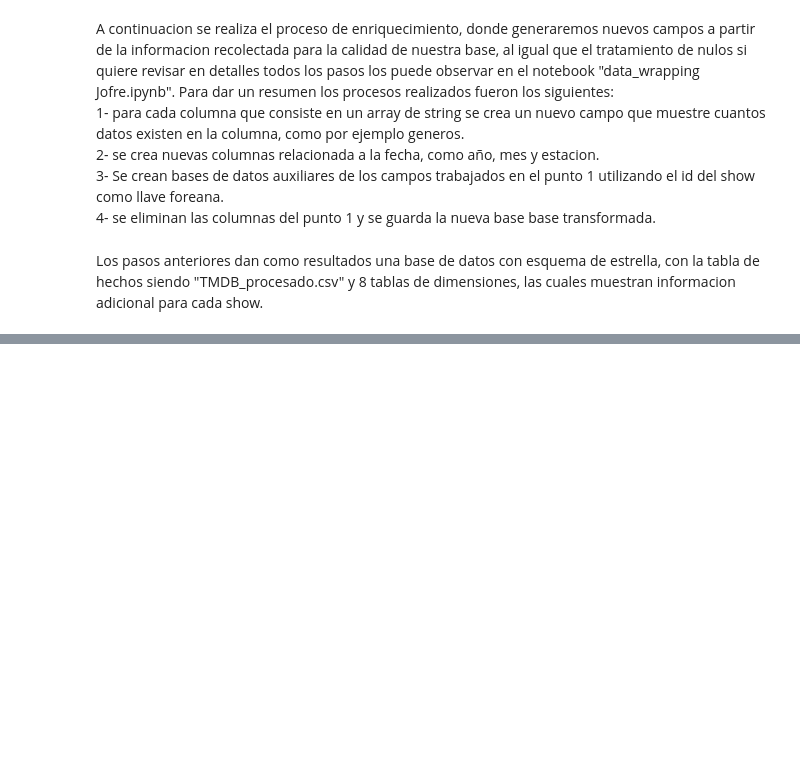
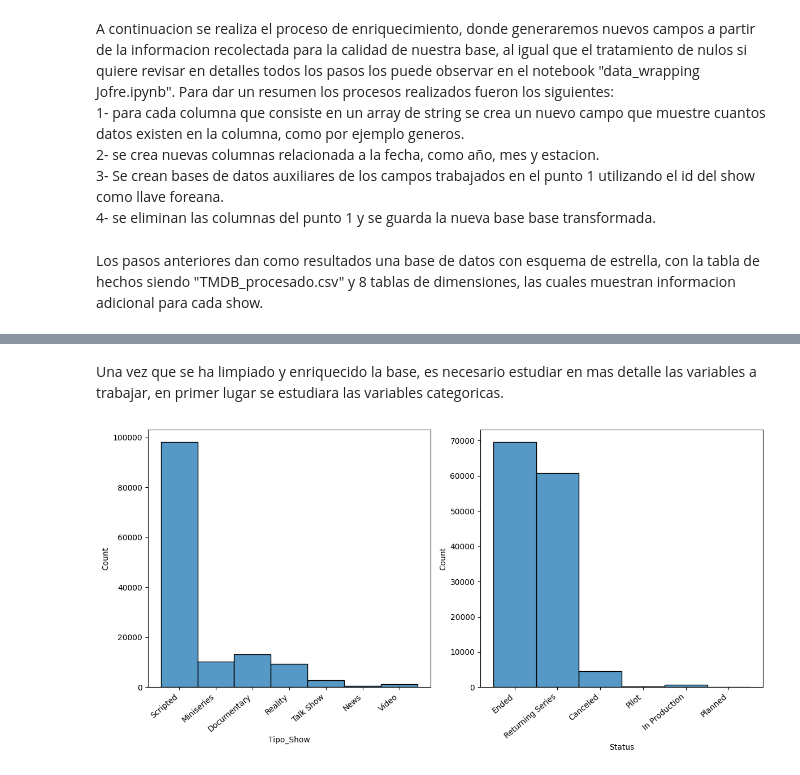
Before and after one commit to PedroJofreEsc/popularidad-de-series, a Jupyter notebook: popularidad de series Jofre.ipynb, the cells around one changed output, grey strips where cells are left out. Saved outputs shown, nothing was run; the diff lists cells and outputs as text; code cells hidden in the pictures; blank space fills up the shorter version.

```diff
--- a/popularidad de series Jofre.ipynb
+++ b/popularidad de series Jofre.ipynb
@@ -145,0 +146,19 @@ tmdb.head()
+# %% [markdown]
+Una vez que se ha limpiado y enriquecido la base, es necesario estudiar en mas detalle las variables a trabajar, en primer lugar se estudiara las variables categoricas.
+# %%
+fig, axis = plt.subplots(1, 2, figsize = (12, 6))
+
+# Crear un histograma múltiple
+ax1=sns.histplot(ax = axis[ 0], data = tmdb, x = "Tipo_Show")
+ax2=sns.histplot(ax = axis[1], data = tmdb, x = "Status")
+
+
+# Ajustar el layout
+ax1.set_xticklabels(ax1.get_xticklabels(), rotation=40, ha="right")
+ax2.set_xticklabels(ax2.get_xticklabels(), rotation=40, ha="right")
+plt.tight_layout()
+
+# Mostrar el plot
+plt.show()
+# %% [output]
+[figure, added]
```
Also changed, not shown: parts of 3 cells of this notebook, 2 other files.
